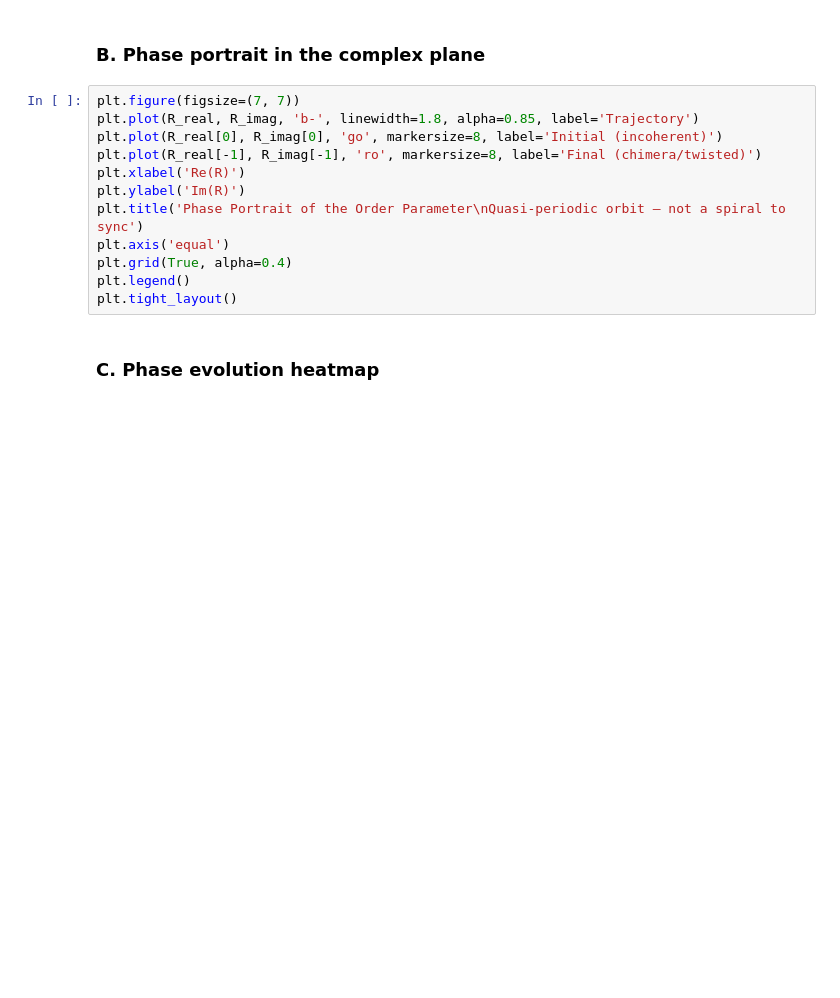
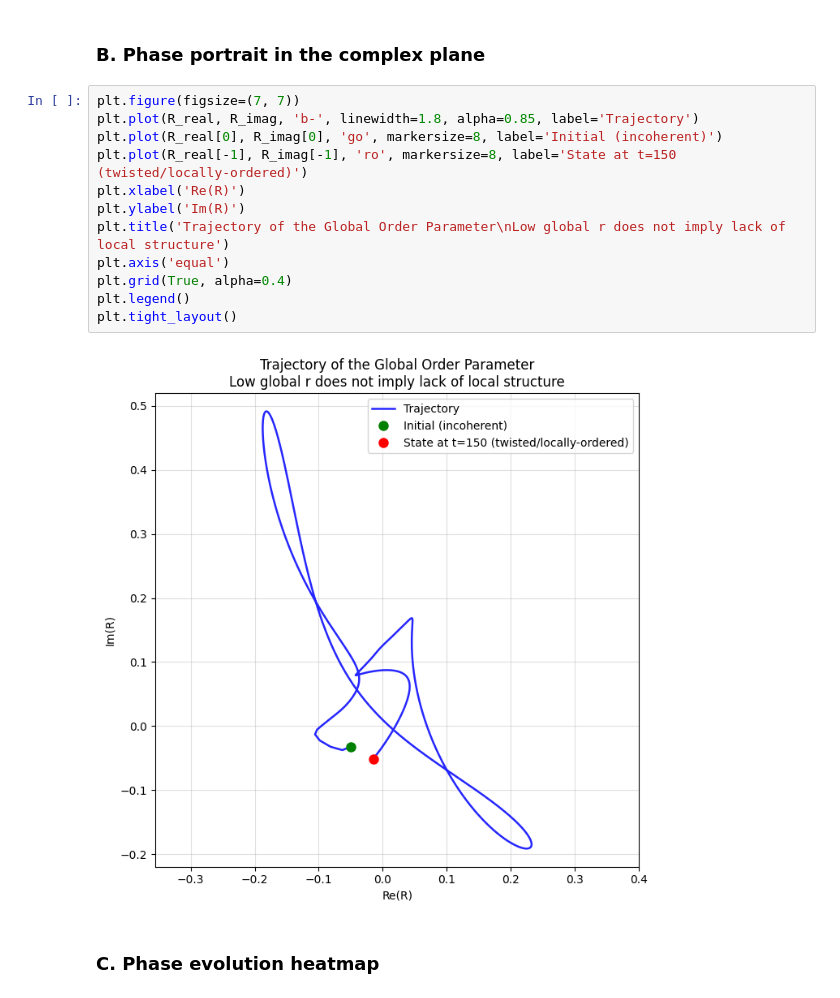
Before and after one commit to velvetmonkey/flywheel-universe, a Jupyter notebook: kuramoto_ring.ipynb, the cells around one changed output. Cells and saved outputs as stored; diff of their text form; blank space fills up the shorter version.

```diff
--- a/kuramoto_ring.ipynb
+++ b/kuramoto_ring.ipynb
@@ -81,15 +108,17 @@ plt.tight_layout()
 # %%
 plt.figure(figsize=(7, 7))
 plt.plot(R_real, R_imag, 'b-', linewidth=1.8, alpha=0.85, label='Trajectory')
 plt.plot(R_real[0], R_imag[0], 'go', markersize=8, label='Initial (incoherent)')
-plt.plot(R_real[-1], R_imag[-1], 'ro', markersize=8, label='Final (chimera/twisted)')
+plt.plot(R_real[-1], R_imag[-1], 'ro', markersize=8, label='State at t=150 (twisted/locally-ordered)')
 plt.xlabel('Re(R)')
 plt.ylabel('Im(R)')
-plt.title('Phase Portrait of the Order Parameter\nQuasi-periodic orbit — not a spiral to sync')
+plt.title('Trajectory of the Global Order Parameter\nLow global r does not imply lack of local structure')
 plt.axis('equal')
 plt.grid(True, alpha=0.4)
 plt.legend()
 plt.tight_layout()
+# %% [output]
+[figure, added]
 # %% [markdown]
 ### C. Phase evolution heatmap
 # %%
```
Also changed, not shown: parts of 21 cells of this notebook, 2 other files.
